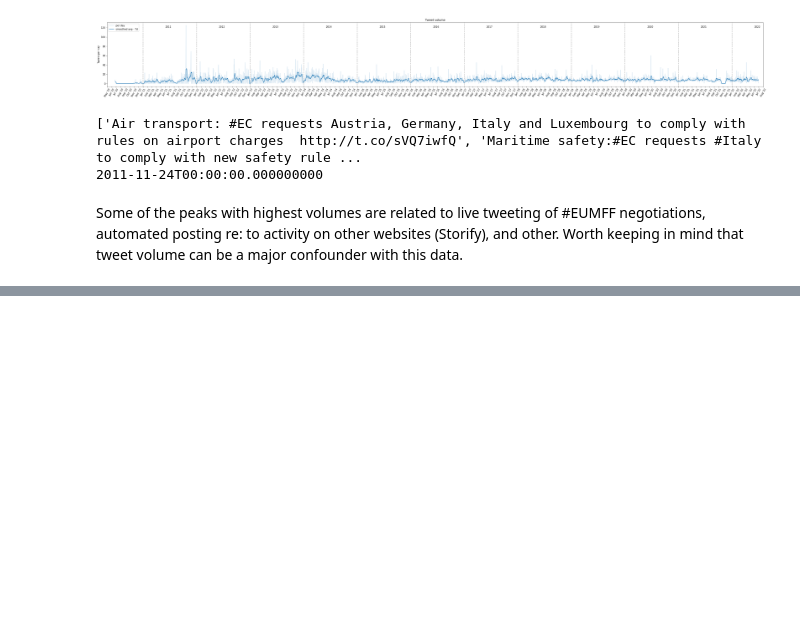
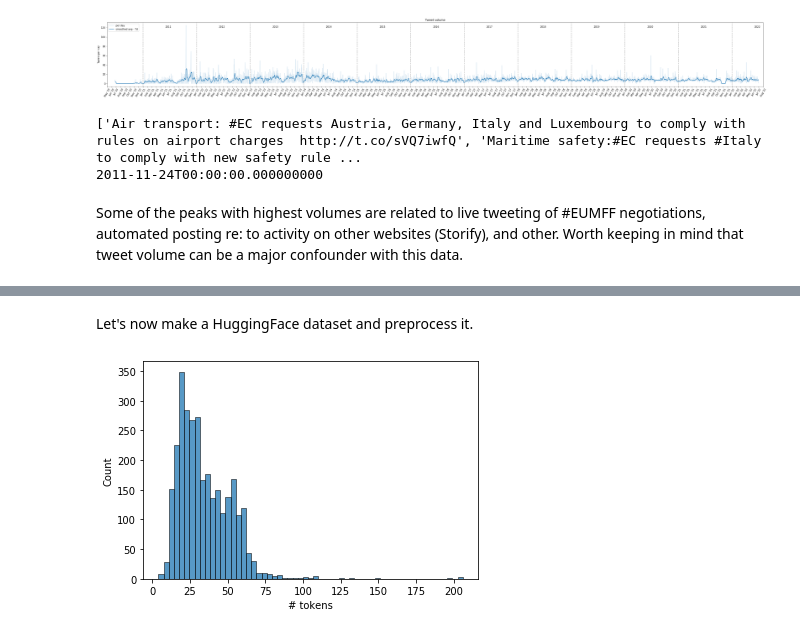
Before and after one commit to rbroc/eucomm-twitter, a Jupyter notebook: process_data.ipynb, the cells around one changed output, grey strips where cells are left out. Cells and saved outputs as stored; diff of their text form; code cells hidden in the pictures; blank space fills up the shorter version.

Commit message:
add langugae modeling fine-tuning blocks, and early blocks of topic moodeling

```diff
--- a/process_data.ipynb
+++ b/process_data.ipynb
@@ -67,0 +75,5 @@ Worth keeping in mind that tweet volume can be a major confounder with this data
+# %%
+df['is_retweet'] = np.where(df['text'].str.startswith('RT'), 1, 0)
+df['is_mention'] = np.where(df['text'].str.startswith('@'), 1, 0)
+df['text'] = df['text'].str.replace(r'http.*', '', regex=True)
+df = df[df['text'].str.len() > 0]
@@ -67,0 +105,10 @@ Worth keeping in mind that tweet volume can be a major confounder with this data
+# %%
+import random
+random.seed(42)
+
+train_size = 3000
+val_size = 500
+
+train_test = ['train'] * train_size + ['val'] * val_size + ['test'] * (df.shape[0] - train_size - val_size)
+random.shuffle(train_test)
+df['pretraining_splits'] = train_test
@@ -67,0 +117,5 @@ Worth keeping in mind that tweet volume can be a major confounder with this data
+# %%
+from transformers import TFAutoModelForMaskedLM, AutoTokenizer
+model_checkpoint = "distilbert-base-uncased"
+tokenizer = AutoTokenizer.from_pretrained(model_checkpoint)
+model = TFAutoModelForMaskedLM.from_pretrained(model_checkpoint)
@@ -67,0 +128,26 @@ Worth keeping in mind that tweet volume can be a major confounder with this data
+# %% [markdown]
+Let's now make a HuggingFace dataset and preprocess it.
+# %%
+from datasets import Dataset
+
+train_dataset = Dataset.from_pandas(df[df['pretraining_splits']=='train'][['text']], split='train')
+test_dataset = Dataset.from_pandas(df[df['pretraining_splits']=='val'][['text']], split='test')
+
+def tokenize_function(examples):
+    result = tokenizer(examples["text"])
+    if tokenizer.is_fast:
+        result["word_ids"] = [result.word_ids(i) for i in range(len(result["input_ids"]))]
+    return result
+
+tokenized_train = train_dataset.map(
+    tokenize_function, batched=True, remove_columns=train_dataset.features,
+)
+tokenized_test = test_dataset.map(
+    tokenize_function, batched=True, remove_columns=test_dataset.features,
+)
+# %%
+sns.histplot([len(t) for t in tokenized_train['input_ids']])
+plt.xlabel('# tokens')
+plt.show()
+# %% [output]
+[figure, added]
```
Also changed, not shown: parts of 17 cells of this notebook, 1 other file.
